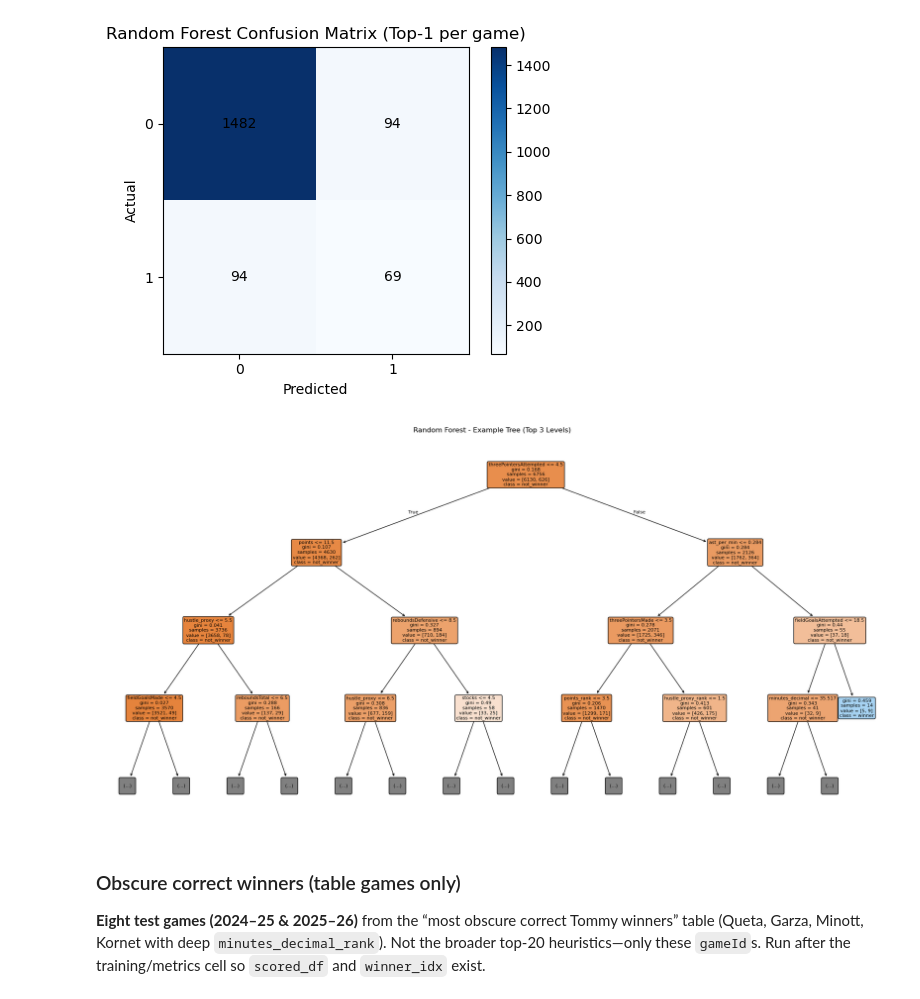
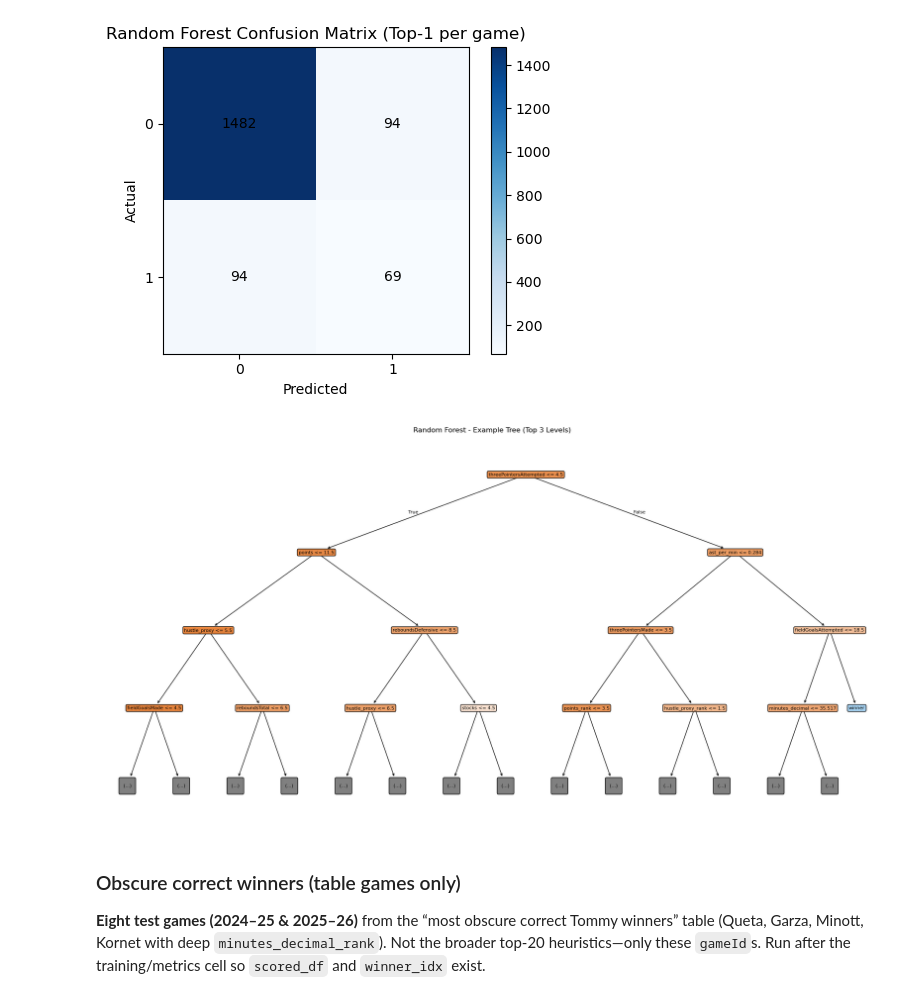
Before and after one commit to Tttaussig33/tommy-award-analysis, a Jupyter notebook: random_forest_classifier.ipynb, the cells around one changed output. Drawn from its saved outputs; the diff is of its cells as text; code cells hidden in the pictures.

```diff
--- a/random_forest_classifier.ipynb
+++ b/random_forest_classifier.ipynb
@@ -437,27 +437,66 @@ Confusion Matrix (Top-1 per game):
  [  94   69]]
 [figure]
 # %%
-from sklearn import tree
 import matplotlib.pyplot as plt
+import numpy as np
+from sklearn.tree import _export, _tree
+
+
+# sklearn.plot_tree always prints samples + value; use a small exporter so each box
+# is only: split (feature & threshold) or predicted class.
+class _SplitAndClassMPLTreeExporter(_export._MPLTreeExporter):
+    def node_to_str(self, tree, node_id, criterion):
+        if tree.n_outputs == 1:
+            value = tree.value[node_id][0, :]
+        else:
+            value = tree.value[node_id]
+        ch = self.characters
+        if tree.children_left[node_id] != _tree.TREE_LEAF:
+            if self.feature_names is not None:
+                feature = self.str_escape(self.feature_names[tree.feature[node_id]])
+            else:
+                feature = "x%s%s%s" % (ch[1], tree.feature[node_id], ch[2])
+            thr = round(tree.threshold[node_id], self.precision)
+            node_string = f"{feature} {ch[3]} {thr}{ch[4]}"
+        elif (
+            self.class_names is not None
+            and tree.n_classes[0] != 1
+            and tree.n_outputs == 1
+        ):
+            if self.class_names is not True:
+                cname = self.str_escape(self.class_names[int(np.argmax(value))])
+            else:
+                cname = "y%s%s%s" % (ch[1], int(np.argmax(value)), ch[2])
+            node_string = cname
+        else:
+            return super().node_to_str(tree, node_id, criterion)
+        if node_string.endswith(ch[4]):
+            node_string = node_string[: -len(ch[4])]
+        return node_string + ch[5]
+
 
 # Visualize one tree from the random forest (first estimator).
 # Limiting depth keeps the plot readable.
 one_tree = model.estimators_[0]
 
-plt.figure(figsize=(24, 12))
-tree.plot_tree(
-    one_tree,
+fig, ax = plt.subplots(figsize=(24, 12))
+exporter = _SplitAndClassMPLTreeExporter(
+    max_depth=3,
     feature_names=numeric_feature_cols,
     class_names=["not_winner", "winner"],
+    label="all",
     filled=True,
     rounded=True,
     fontsize=8,
-    max_depth=3,
+    impurity=False,
+    proportion=False,
+    precision=3,
 )
+exporter.export(one_tree, ax=ax)
 plt.title("Random Forest - Example Tree (Top 3 Levels)")
 plt.show()
 # %% [output]
-[figure, old version]
+[figure, new version]
 # %% [markdown]
 ### Obscure correct winners (table games only)
 
```
Also changed, not shown: parts of 3 cells of this notebook, 11 other files.
